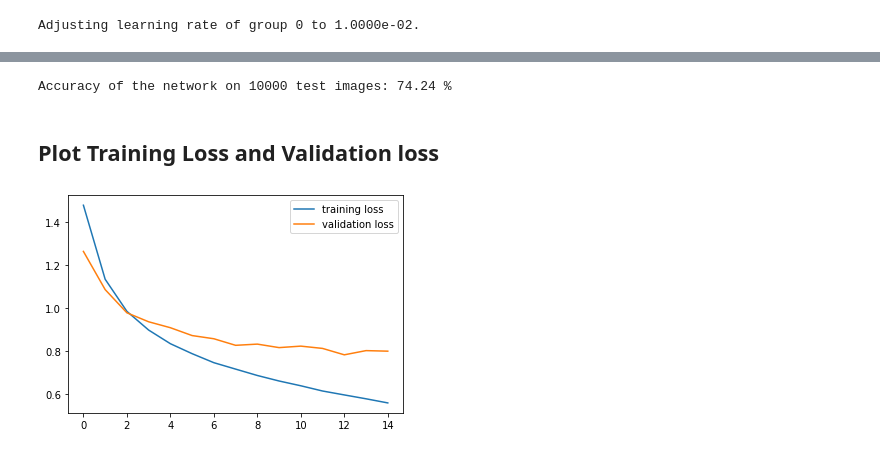
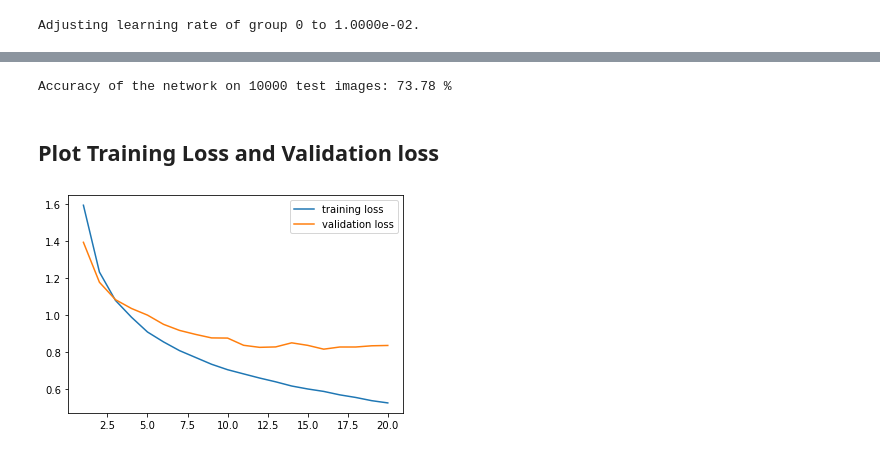
Before and after one commit to smfelixchoi/MATH-DL-study, a Jupyter notebook: 3.CNN/MobileNet_PyTorch.ipynb, the cells around one changed output, grey strips where cells are left out. Drawn from its saved outputs; the diff is of its cells as text; code cells hidden in the pictures.

Commit message:
MobileNet update

```diff
--- a/3.CNN/MobileNet_PyTorch.ipynb
+++ b/3.CNN/MobileNet_PyTorch.ipynb
@@ -75,7 +80,8 @@ class MobileNet(nn.Module):
 
         self.maxpool = nn.MaxPool2d(kernel_size=(2,2))
 
-        self.dwconv1 = nn.Conv2d(channels[0], channels[0], kernel_size=3, stride=1, padding=1, groups=channels[0], bias=False)
+        self.dwconv1 = nn.Conv2d(channels[0], channels[0], kernel_size=3, stride=1,
+                                 padding=1, groups=channels[0], bias=False)
         self.bn11 = nn.BatchNorm2d(channels[0])
         self.ptconv1 = nn.Conv2d(channels[0], channels[1], kernel_size=1, stride=1, padding=0, bias=False)
         self.bn12 = nn.BatchNorm2d(channels[1])
@@ -100,6 +106,9 @@ class MobileNet(nn.Module):
         self.fc1 = nn.Linear(channels[4], channels[4]//4, bias=False)
         self.bn1 = nn.BatchNorm1d(channels[4]//4)
         self.fc2 = nn.Linear(channels[4]//4, 10, bias=True)
+
+        if init_weights:
+            self.initialize_weights()
 
     def forward(self, x):
         x = self.conv(x)
@@ -167,4 +176,4 @@ class MobileNet(nn.Module):
                 if m.bias is not None:
                     nn.init.constant_(m.bias,0)
 # %%
-model = MobileNet(channels=[16,16,32,64,128]).to(device)
+model = MobileNet(channels=[16,16,32,64,128])
@@ -294,7 +323,7 @@ def test(net, testloader, device):
 
     print(f'Accuracy of the network on 10000 test images: {100 * correct / total} %')
 # %%
-EPOCHS=15
+EPOCHS=20
 
 losses, accs, valid_losses, valid_accs = train(model, trainloader, validloader, EPOCHS, device,
                                                loss_ftn, optimizer, scheduler=scheduler)
@@ -351,14 +380,14 @@ Adjusting learning rate of group 0 to 5.4036e-03.
 # %%
 test(model, testloader, device)
 # %% [output]
-Accuracy of the network on 10000 test images: 74.24 %
+Accuracy of the network on 10000 test images: 73.78 %
 # %% [markdown]
 ## Plot Training Loss and Validation loss
 # %%
 plt.figure()
-plt.plot(np.arange(EPOCHS), losses, label='training loss')
-plt.plot(np.arange(EPOCHS), valid_losses, label='validation loss')
+plt.plot(np.arange(1,EPOCHS+1), losses, label='training loss')
+plt.plot(np.arange(1,EPOCHS+1), valid_losses, label='validation loss')
 plt.legend()
 plt.show()
 # %% [output]
-[figure, old version]
+[figure, new version]
```
Also changed, not shown: parts of 6 cells of this notebook, 1 other file.
